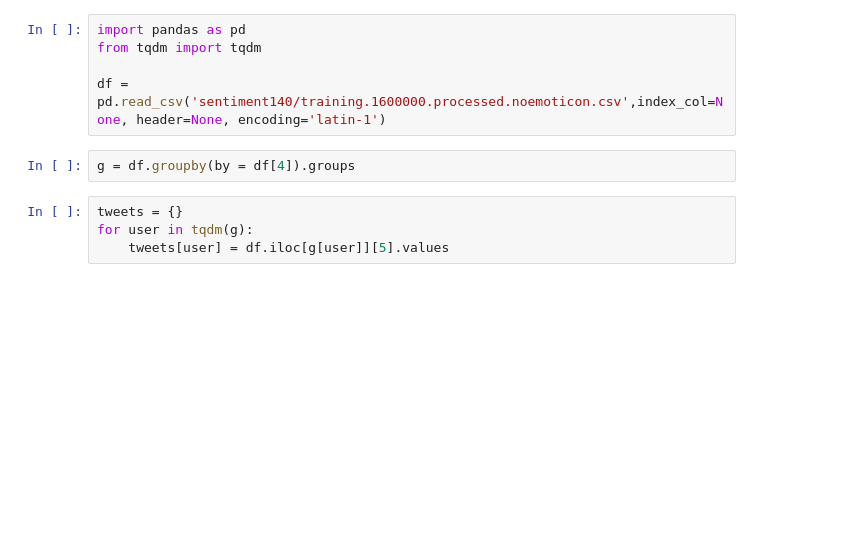
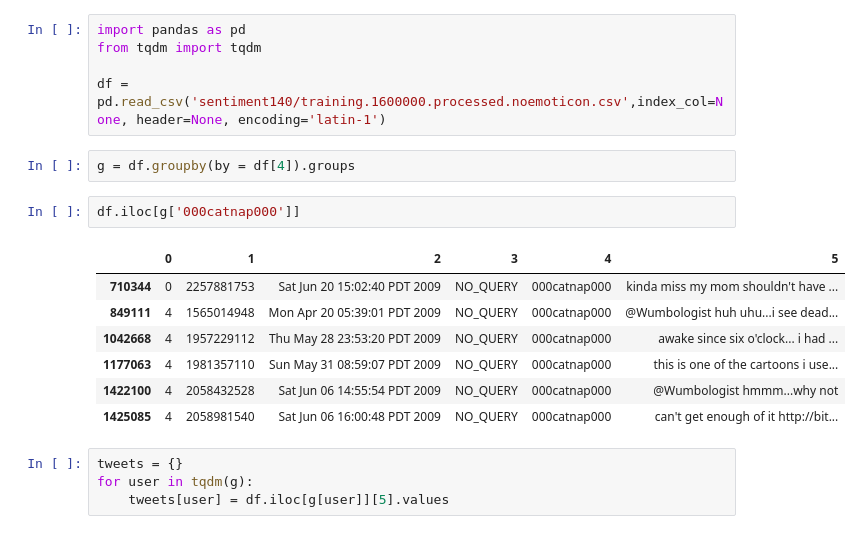
Before and after one commit to roop-pal/russian-troll-tweets-visualization, a Jupyter notebook: Random Tweets Sentiment Analysis.ipynb, the cells around one changed output. Drawn from its saved outputs; the diff is of its cells as text; blank space fills up the shorter version.

```diff
--- a/Random Tweets Sentiment Analysis.ipynb
+++ b/Random Tweets Sentiment Analysis.ipynb
@@ -5,6 +5,16 @@ from tqdm import tqdm
 df = pd.read_csv('sentiment140/training.1600000.processed.noemoticon.csv',index_col=None, header=None, encoding='latin-1')
 # %%
 g = df.groupby(by = df[4]).groups
+# %%
+df.iloc[g['000catnap000']]
+# %% [output]
+|  | 0 | 1 | 2 | 3 | 4 | 5 |
+| 710344 | 0 | 2257881753 | Sat Jun 20 15:02:40 PDT 2009 | NO_QUERY | 000catnap000 | kinda miss my mom shouldn't have ... |
+| 849111 | 4 | 1565014948 | Mon Apr 20 05:39:01 PDT 2009 | NO_QUERY | 000catnap000 | @Wumbologist huh uhu...i see dead... |
+| 1042668 | 4 | 1957229112 | Thu May 28 23:53:20 PDT 2009 | NO_QUERY | 000catnap000 | awake since six o'clock... i had ... |
+| 1177063 | 4 | 1981357110 | Sun May 31 08:59:07 PDT 2009 | NO_QUERY | 000catnap000 | this is one of the cartoons i use... |
+| 1422100 | 4 | 2058432528 | Sat Jun 06 14:55:54 PDT 2009 | NO_QUERY | 000catnap000 | @Wumbologist hmmm...why not |
+| 1425085 | 4 | 2058981540 | Sat Jun 06 16:00:48 PDT 2009 | NO_QUERY | 000catnap000 | can't get enough of it http://bit... |
 # %%
 tweets = {}
 for user in tqdm(g):
```
Also changed, not shown: parts of 1 cell of this notebook, 2 other files.
